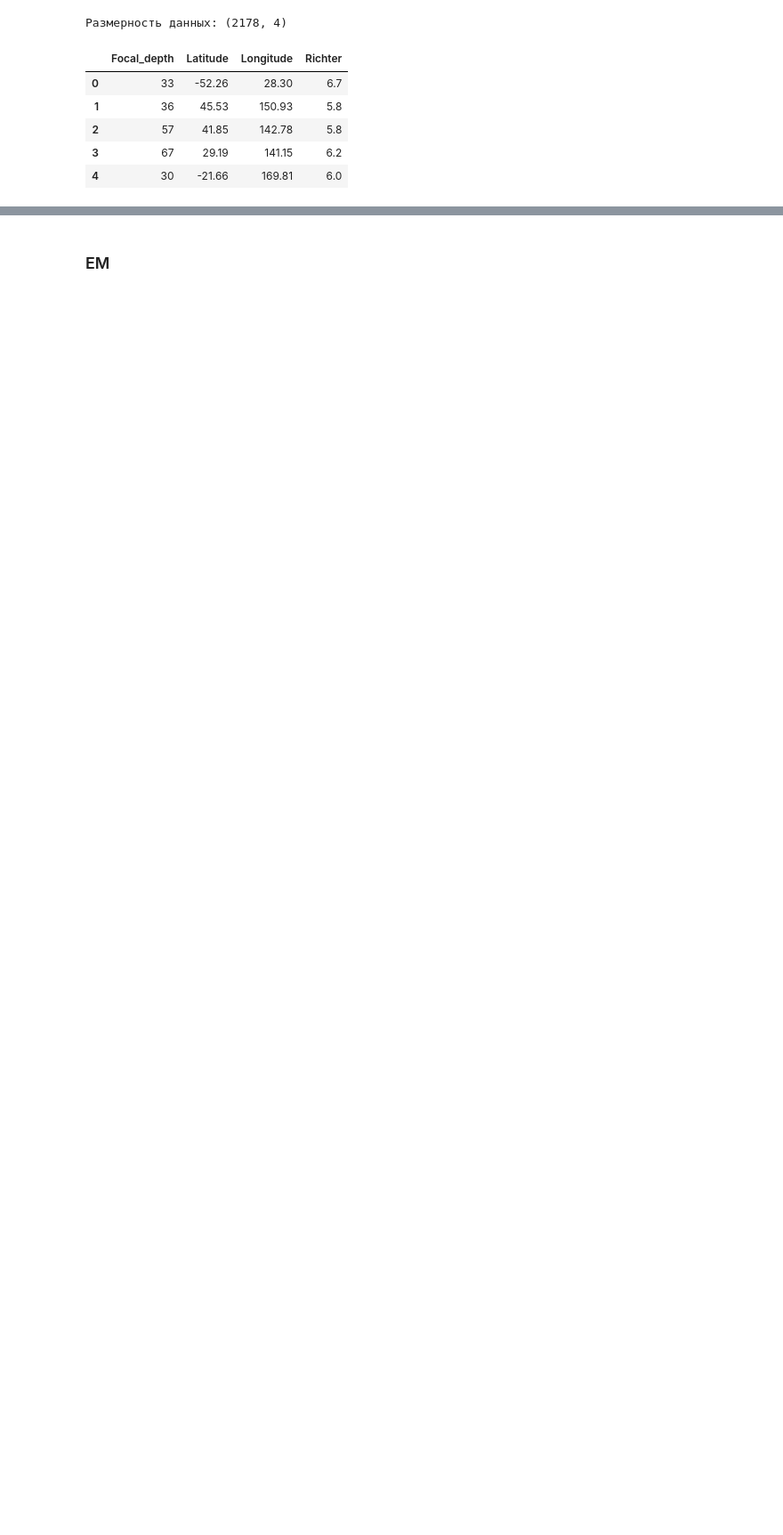
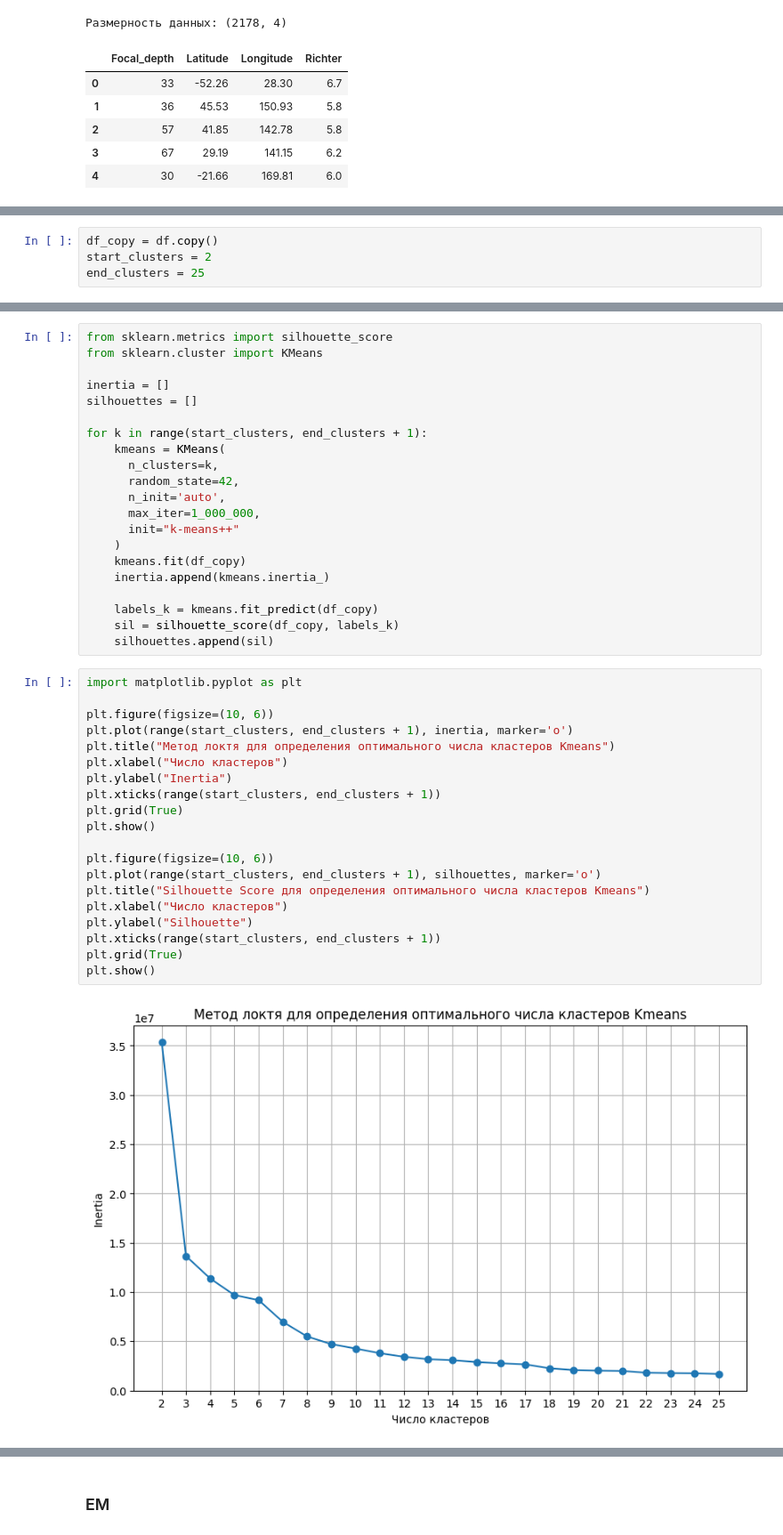
Before and after one commit to FREDY129053/AI_Systems_LABS, a Jupyter notebook: Lab_3_8.ipynb, the cells around one changed output, grey strips where cells are left out. Shown: that part at 89% size. Saved outputs shown, nothing was run; the diff lists cells and outputs as text; blank space fills up the shorter version.

```diff
--- a/Lab_3_8.ipynb
+++ b/Lab_3_8.ipynb
@@ -103,0 +91,4 @@ n = 3
+# %%
+df_copy = df.copy()
+start_clusters = 2
+end_clusters = 25
@@ -103,0 +97,43 @@ n = 3
+# %%
+from sklearn.metrics import silhouette_score
+from sklearn.cluster import KMeans
+
+inertia = []
+silhouettes = []
+
+for k in range(start_clusters, end_clusters + 1):
+    kmeans = KMeans(
+      n_clusters=k,
+      random_state=42,
+      n_init='auto',
+      max_iter=1_000_000,
+      init="k-means++"
+    )
+    kmeans.fit(df_copy)
+    inertia.append(kmeans.inertia_)
+
+    labels_k = kmeans.fit_predict(df_copy)
+    sil = silhouette_score(df_copy, labels_k)
+    silhouettes.append(sil)
+# %%
+import matplotlib.pyplot as plt
+
+plt.figure(figsize=(10, 6))
+plt.plot(range(start_clusters, end_clusters + 1), inertia, marker='o')
+plt.title("Метод локтя для определения оптимального числа кластеров Kmeans")
+plt.xlabel("Число кластеров")
+plt.ylabel("Inertia")
+plt.xticks(range(start_clusters, end_clusters + 1))
+plt.grid(True)
+plt.show()
+
+plt.figure(figsize=(10, 6))
+plt.plot(range(start_clusters, end_clusters + 1), silhouettes, marker='o')
+plt.title("Silhouette Score для определения оптимального числа кластеров Kmeans")
+plt.xlabel("Число кластеров")
+plt.ylabel("Silhouette")
+plt.xticks(range(start_clusters, end_clusters + 1))
+plt.grid(True)
+plt.show()
+# %% [output]
+[figure, added]
```
Also changed, not shown: parts of 52 cells of this notebook.
